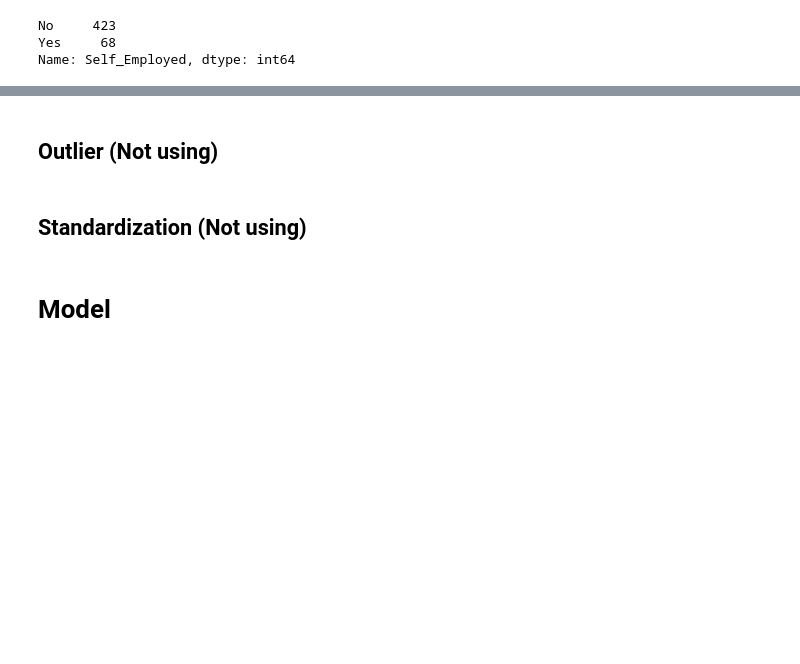
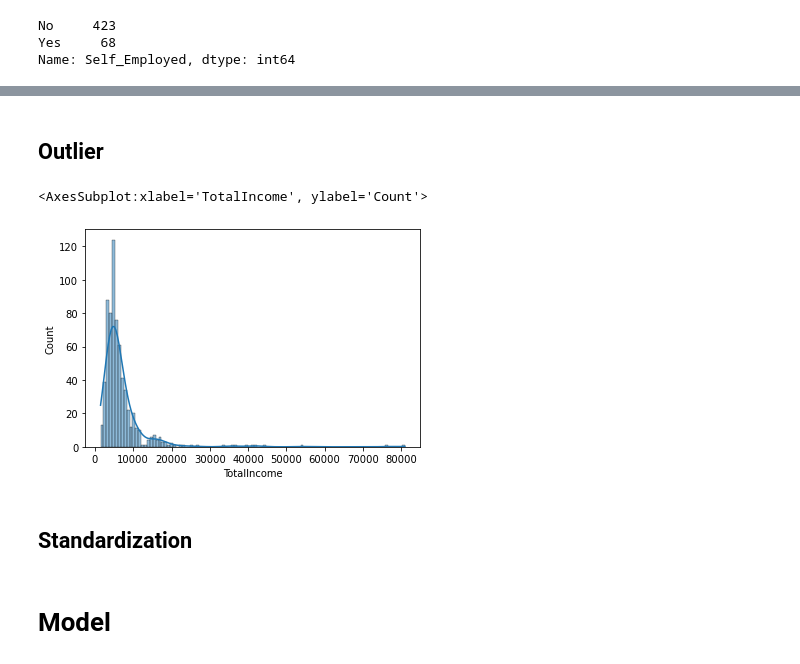
Before and after one commit to margin01001/Loan-Eligibility, a Jupyter notebook: Preprocessing-And-Model-Building.ipynb, the cells around one changed output, grey strips where cells are left out. Saved outputs shown, nothing was run; the diff lists cells and outputs as text; code cells hidden in the pictures; blank space fills up the shorter version.

```diff
--- a/Preprocessing-And-Model-Building.ipynb
+++ b/Preprocessing-And-Model-Building.ipynb
@@ -177,6 +199,12 @@ from sklearn.preprocessing import OneHotEncoder
 # %%
 encoder = OneHotEncoder(handle_unknown='ignore', sparse=False)
 
-cat_X_train = pd.DataFrame(encoder.fit_transform(X_train[['Property_Area']]), columns = {'Property_Rural', 'Property_Semiurban', 'Property_Urban'})
+cat_X_train = pd.DataFrame(encoder.fit_transform(X_train[['Property_Area']]),
+                           columns = {'Property_Rural', 'Property_Semiurban', 'Property_Urban'})
 cat_X_train.index = X_train.index
 X_train = X_train.join(cat_X_train)
+
+cat_X_test = pd.DataFrame(encoder.transform(X_test[['Property_Area']]),
+                         columns = {'Property_Rural', 'Property_Semiurban', 'Property_Urban'})
+cat_X_test.index = X_test.index
+X_test = X_test.join(cat_X_test)
@@ -231,0 +245,6 @@ X_train
+# %%
+X_train['TotalIncome'] = X_train['ApplicantIncome'] + X_train['CoapplicantIncome']
+X_test['TotalIncome'] = X_test['ApplicantIncome'] + X_test['CoapplicantIncome']
+# %%
+X_train = X_train.drop(['ApplicantIncome', 'CoapplicantIncome'], axis = 1)
+X_test = X_test.drop(['ApplicantIncome', 'CoapplicantIncome'], axis = 1)
@@ -231,0 +299,4 @@ X_train
+# %%
+from imblearn.over_sampling import SMOTE
+smote = SMOTE()
+X_train, y_train = smote.fit_resample(X_train, y_train)
@@ -232,5 +312,8 @@ X_train
 # %% [markdown]
-## Outlier (Not using)
+## Outlier
 # %%
-# sns.histplot(np.log(X_train['LoanAmount']), kde = True)
+sns.histplot(X_train['TotalIncome'], kde = True)
+# %% [output]
+<AxesSubplot:xlabel='TotalIncome', ylabel='Count'>
+[figure, added]
 # %%
@@ -239,3 +327,3 @@ X_train
 # %% [markdown]
-## Standardization (Not using)
+## Standardization
 # %%
```
Also changed, not shown: parts of 43 cells of this notebook, 11 other files.
